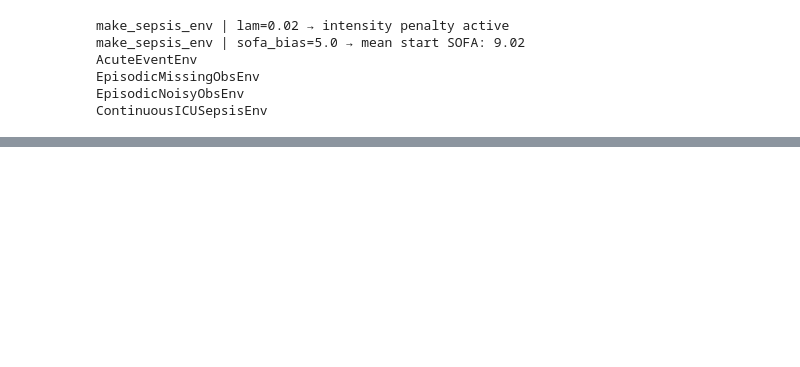
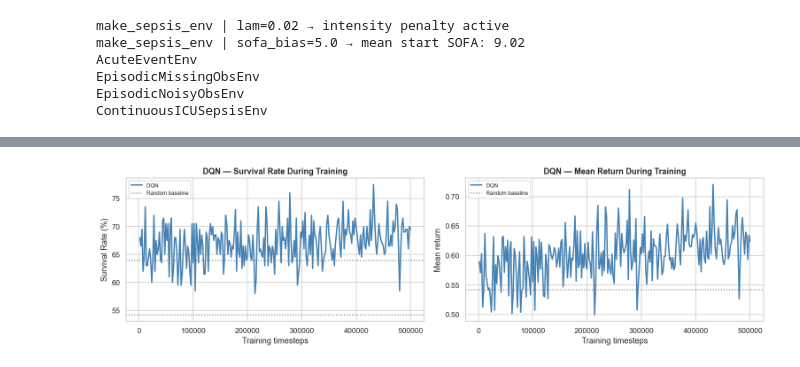
Before and after one commit to martaribeiro11/Reinforcement-Learning, a Jupyter notebook: RL Project Code/sepsis_project - Students Version/rl_sepsis_v4.ipynb, the cells around one changed output, grey strips where cells are left out. Drawn from its saved outputs; the diff is of its cells as text; code cells hidden in the pictures; blank space fills up the shorter version.

```diff
--- a/RL Project Code/sepsis_project - Students Version/rl_sepsis_v4.ipynb
+++ b/RL Project Code/sepsis_project - Students Version/rl_sepsis_v4.ipynb
@@ -1358,0 +1690,33 @@ ContinuousICUSepsisEnv
+# %%
+# ── Plot DQN: learning curve ──────────────────────────────────────────────────
+
+dqn_steps    = [x[0] for x in dqn_callback.return_log]
+dqn_surv_log = [x[2] for x in dqn_callback.return_log]
+dqn_ret_log  = [x[1] for x in dqn_callback.return_log]
+
+fig, axes = plt.subplots(1, 2, figsize=(14, 4))
+
+axes[0].plot(dqn_steps, dqn_surv_log, color='steelblue', linewidth=2.0, label='DQN')
+axes[0].axhline(clinical_rand_mean * 100 if clinical_rand_mean < 1
+                else clinical_rand_mean,
+                color='gray', linestyle=':', linewidth=1.5, label=f'Random baseline')
+axes[0].axhline(np.mean(np.array(clinical_rand_returns) > 0) * 100,
+                color='gray', linestyle=':', linewidth=1.5)
+axes[0].set_xlabel('Training timesteps')
+axes[0].set_ylabel('Survival Rate (%)')
+axes[0].set_title('DQN — Survival Rate During Training', fontweight='bold')
+axes[0].legend(fontsize=8)
+
+axes[1].plot(dqn_steps, dqn_ret_log, color='steelblue', linewidth=2.0, label='DQN')
+axes[1].axhline(clinical_rand_mean, color='gray', linestyle=':',
+                linewidth=1.5, label='Random baseline')
+axes[1].set_xlabel('Training timesteps')
+axes[1].set_ylabel('Mean return')
+axes[1].set_title('DQN — Mean Return During Training', fontweight='bold')
+axes[1].legend(fontsize=8)
+
+plt.tight_layout()
+plt.savefig(f'{PLOTS_DIR}/configB_DQN_training.png', bbox_inches='tight')
+plt.show()
+# %% [output]
+[figure, added]
```
Also changed, not shown: parts of 50 cells of this notebook, 17 other files.
